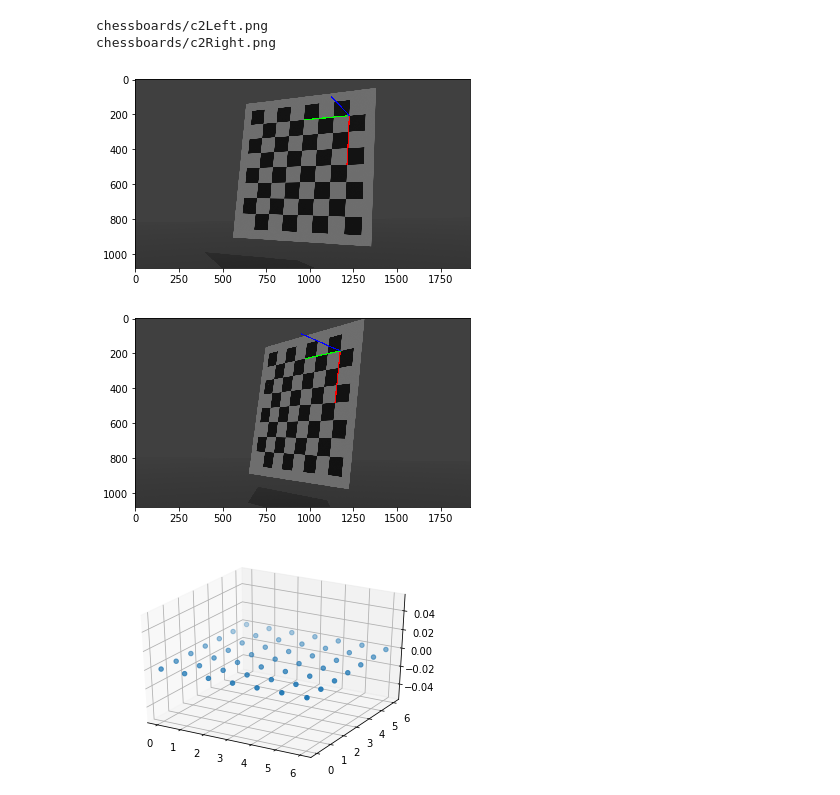
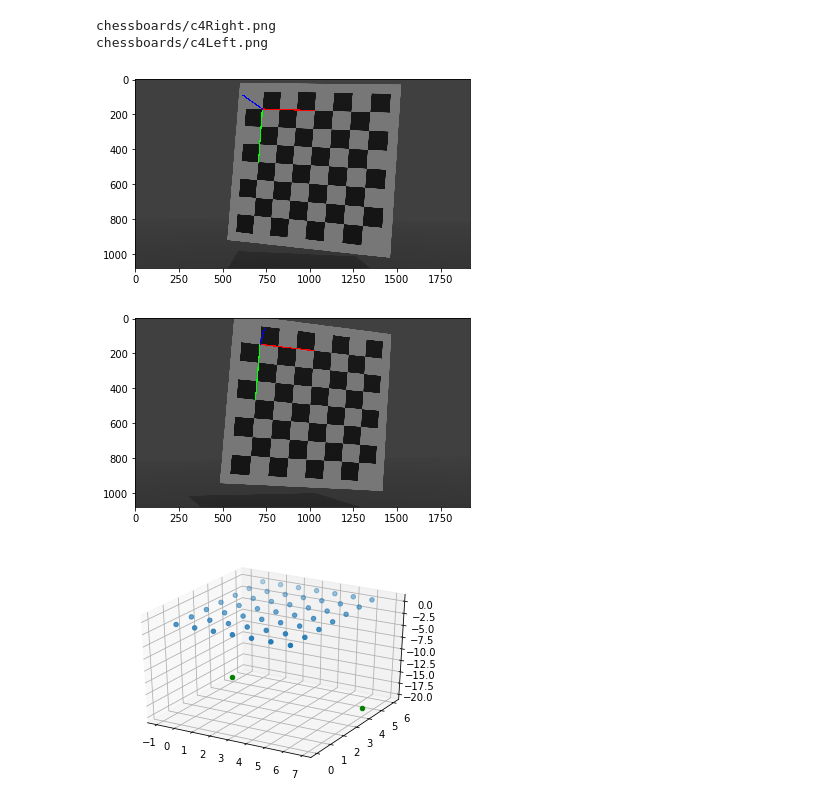
Before and after one commit to victorsmits/Jupyter, a Jupyter notebook: monkey/Stéréovision.ipynb, the cells around one changed output. Saved outputs shown, nothing was run; the diff lists cells and outputs as text; code cells hidden in the pictures.

```diff
--- a/monkey/Stéréovision.ipynb
+++ b/monkey/Stéréovision.ipynb
@@ -62,20 +62,25 @@ import cv2 as cv
 import glob
 # termination criteria
 criteria = (cv.TERM_CRITERIA_EPS + cv.TERM_CRITERIA_MAX_ITER, 30, 0.001)
+
 # prepare object points, like (0,0,0), (1,0,0), (2,0,0) ....,(6,5,0)
 objp = np.zeros((7*7,3), np.float32)
 objp[:,:2] = np.mgrid[0:7,0:7].T.reshape(-1,2)
+
 # Arrays to store object points and image points from all the images.
 objpoints = [] # 3d point in real world space
 imgpoints = [] # 2d points in image plane.
 images = glob.glob('chessboards/*.png')
+
 for fname in images:
     img = cv.imread(fname)
     gray = cv.cvtColor(img, cv.COLOR_BGR2GRAY)
+
     # Find the chess board corners
     ret, corners = cv.findChessboardCorners(gray, (7,7), flags = cv.CALIB_CB_ADAPTIVE_THRESH | cv.CALIB_CB_NORMALIZE_IMAGE)
+
     # If found, add object points, image points (after refining them)
-    if ret == True:
+    if ret:
         objpoints.append(objp)
         corners2 = cv.cornerSubPix(gray,corners, (11,11), (-1,-1), criteria)
         imgpoints.append(corners)
@@ -83,4 +88,6 @@ for fname in images:
         cv.drawChessboardCorners(img, (7,7), corners2, ret)
         plt.imshow(img)
         plt.show()
+
+    ret, mtx, dist, rvecs, tvecs = cv.calibrateCamera(objpoints, imgpoints, gray.shape[::-1], None, None)
 # %% [output]
@@ -113,22 +111,24 @@ objp = np.zeros((7*7,3), np.float32)
 objp[:,:2] = np.mgrid[0:7,0:7].T.reshape(-1,2)
 axis = np.float32([[3,0,0], [0,3,0], [0,0,-3]]).reshape(-1,3)
 # %%
-for fname in glob.glob('chessboards/c2*.png'):
+for fname in glob.glob('chessboards/c4*.png'):
     img = cv.imread(fname)
     gray = cv.cvtColor(img,cv.COLOR_BGR2GRAY)
     ret, corners = cv.findChessboardCorners(gray, (7,7),None)
-    if ret == True:
+    if ret:
         print(fname)
         corners2 = cv.cornerSubPix(gray,corners,(11,11),(-1,-1),criteria)
+
         # Find the rotation and translation vectors.
         ret,pnprvecs, pnptvecs = cv.solvePnP(objp, corners2, mtx, dist)
+
         # project 3D points to image plane
         imgpts, jac = cv.projectPoints(axis, pnprvecs, pnptvecs, mtx, dist)
         img = draw(img,corners2,imgpts)
         plt.imshow(img)
         plt.show()
 # %% [output]
-chessboards/c2Left.png
-chessboards/c2Right.png
+chessboards/c4Right.png
+chessboards/c4Left.png
-[figure, old version]
+[figure, new version]
-[figure, old version]
+[figure, new version]
@@ -144,9 +152,20 @@ chessboards/c2Right.png
 %matplotlib inline
 from mpl_toolkits import mplot3d
 
-fig = plt.figure()
-ax = plt.axes(projection='3d')
-ax.scatter3D(objp[:,0],objp[:,1],0)
-plt.show()
+def plotDotWorld():
+    fig = plt.figure()
+    ax = plt.axes(projection='3d')
+
+    ax.scatter3D(objp[:,0],objp[:,1],objp[:,2])
+
+    x,y,z,d = camWorldCenterLeft
+    ax.scatter(x, y, z, c='g', marker='o')
+
+    x2,y2,z2,d2 = camWorldCenterRight
+    ax.scatter(x2, y2, z2 , c='g', marker='o')
+
+    plt.show()
+
+plotDotWorld()
 # %% [output]
-[figure, old version]
+[figure, new version]
```
Also changed, not shown: parts of 9 cells of this notebook, 1 other file.
